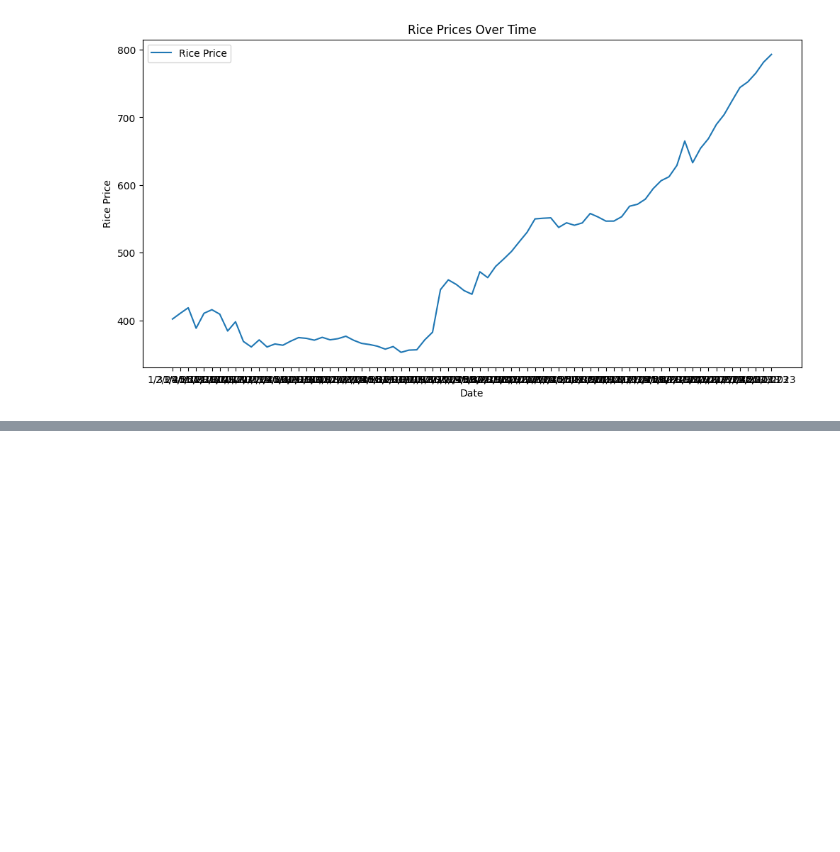
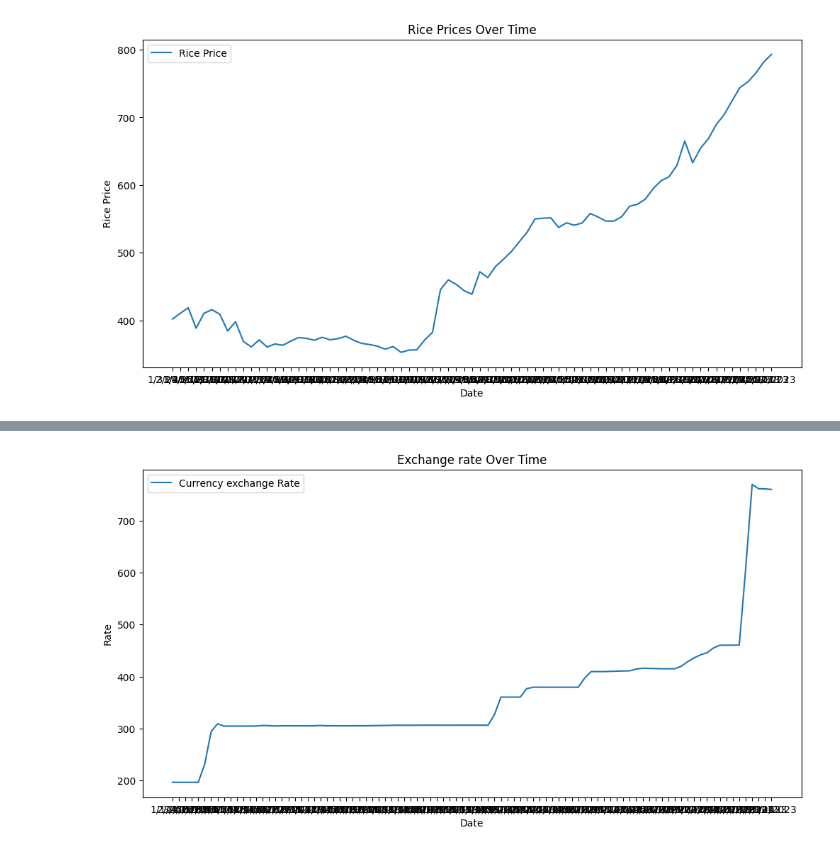
Before and after one commit to SamBoss19/Price-Prediction-Analysis, a Jupyter notebook: Foodprice.ipynb, the cells around one changed output, grey strips where cells are left out. Saved outputs shown, nothing was run; the diff lists cells and outputs as text; code cells hidden in the pictures; blank space fills up the shorter version.

```diff
--- a/Foodprice.ipynb
+++ b/Foodprice.ipynb
@@ -186,3 +187,6 @@ plt.legend()
 plt.show()
 # %% [output]
 [figure]
+# %%
+df_exc = pd.read_csv("NAVG_Exchange_rate - Sheet1.csv")
+df_exc.head()
@@ -188,0 +204,5 @@ plt.show()
+# %%
+df_exc = df_exc.rename(columns={
+    'Rate Date - Year-Month': 'Date',
+    'AVERAGE of Central Rate' : 'Rate'
+})
@@ -188,0 +213,2 @@ plt.show()
+# %%
+df_exc = df_exc.set_index('Date')
@@ -188,0 +225,10 @@ plt.show()
+# %%
+plt.figure(figsize=(12, 6))
+plt.plot(df_exc.Rate, label='Currency exchange Rate')
+plt.title('Exchange rate Over Time')
+plt.xlabel('Date')
+plt.ylabel('Rate')
+plt.legend()
+plt.show()
+# %% [output]
+[figure, added]
```
Also changed, not shown: parts of 12 cells of this notebook.
